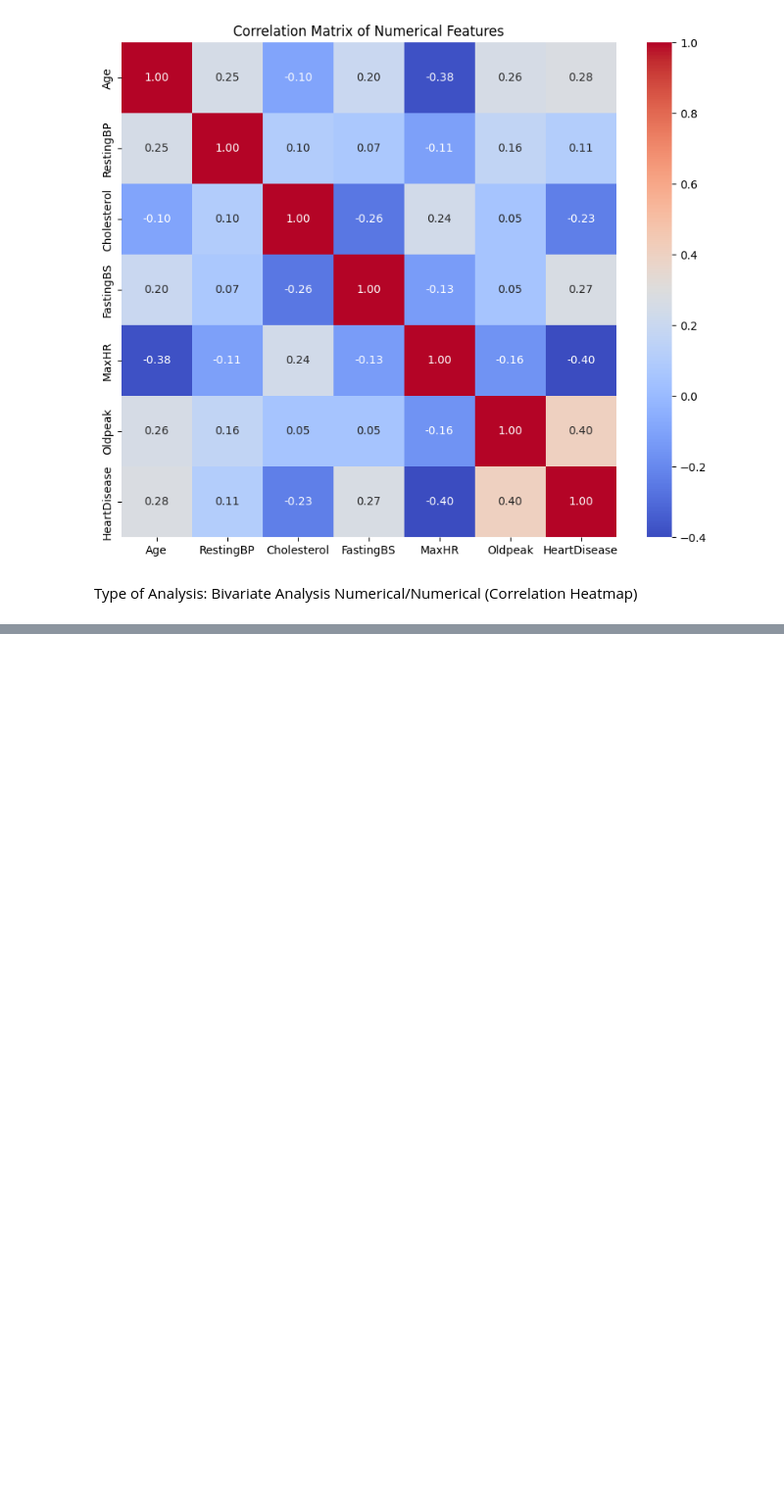
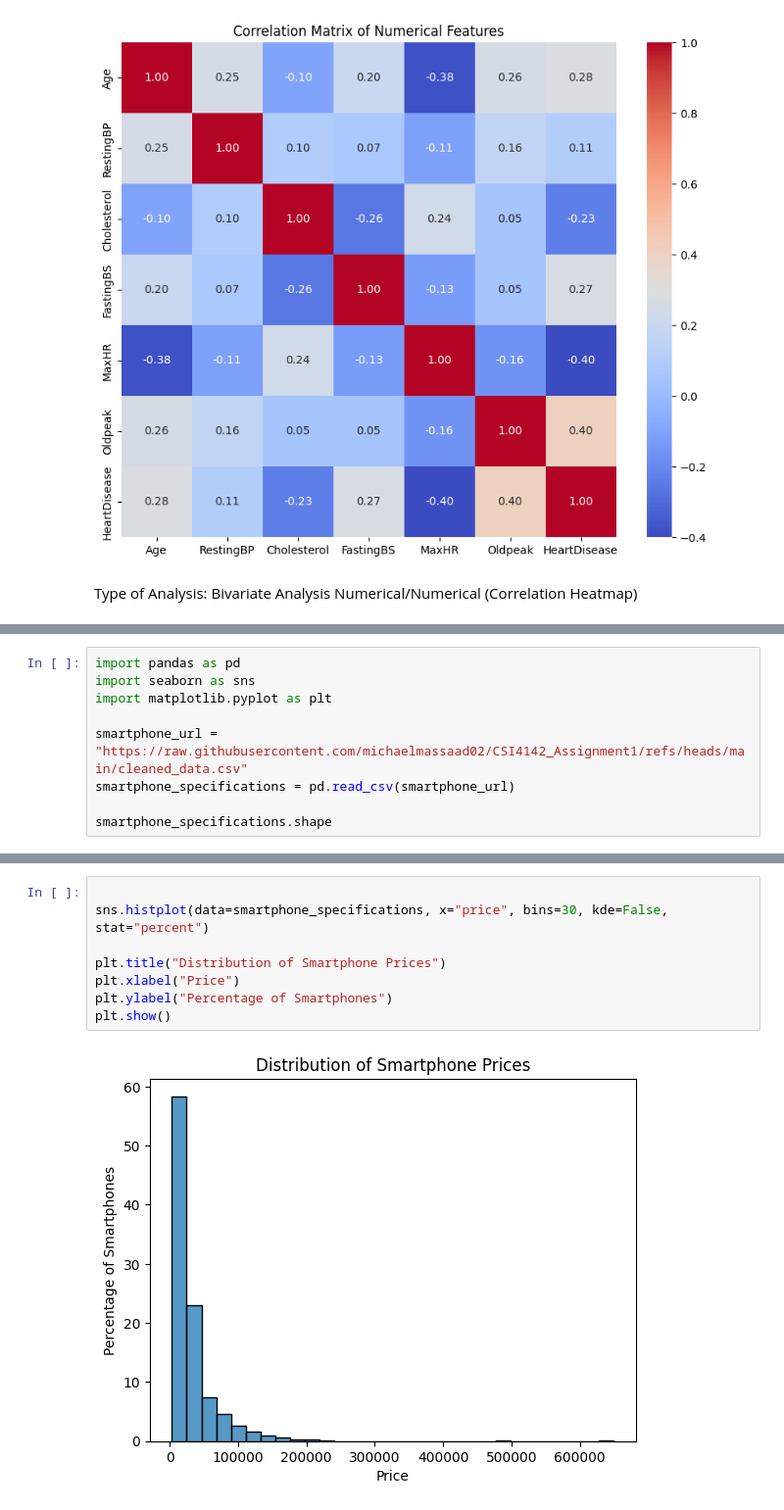
Before and after one commit to michaelmassaad02/CSI4142_Assignment1, a Jupyter notebook: CSI4142-Assignment1.ipynb, the cells around one changed output, grey strips where cells are left out. Shown at 98% size. Cells and saved outputs as stored; diff of their text form; blank space fills up the shorter version.

```diff
--- a/CSI4142-Assignment1.ipynb
+++ b/CSI4142-Assignment1.ipynb
@@ -382,0 +385,9 @@ Type of Analysis: Bivariate Analysis Numerical/Numerical (Correlation Heatmap)
+# %%
+import pandas as pd
+import seaborn as sns
+import matplotlib.pyplot as plt
+
+smartphone_url = "https://raw.githubusercontent.com/michaelmassaad02/CSI4142_Assignment1/refs/heads/main/cleaned_data.csv"
+smartphone_specifications = pd.read_csv(smartphone_url)
+
+smartphone_specifications.shape
@@ -382,0 +398,10 @@ Type of Analysis: Bivariate Analysis Numerical/Numerical (Correlation Heatmap)
+# %%
+
+sns.histplot(data=smartphone_specifications, x="price", bins=30, kde=False, stat="percent")
+
+plt.title("Distribution of Smartphone Prices")
+plt.xlabel("Price")
+plt.ylabel("Percentage of Smartphones")
+plt.show()
+# %% [output]
+[figure, added]
```
Also changed, not shown: parts of 21 cells of this notebook.
